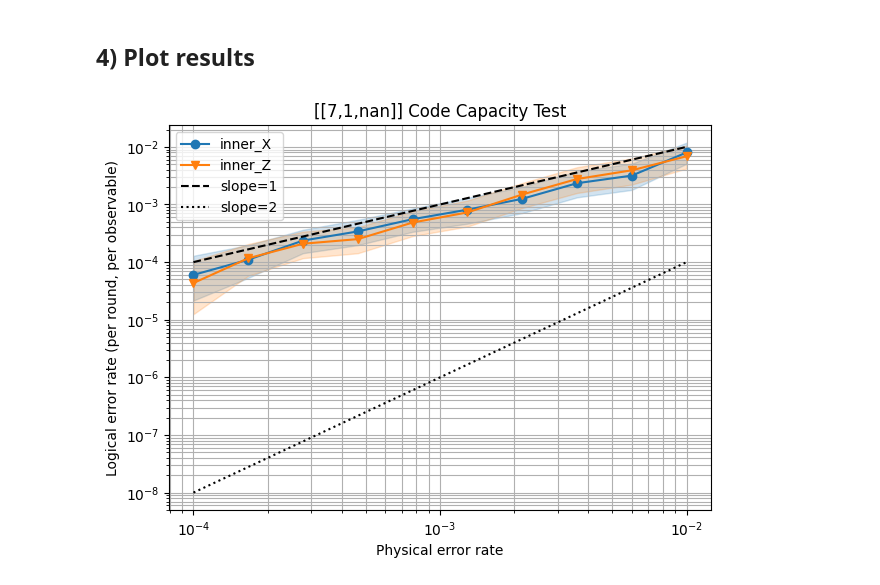
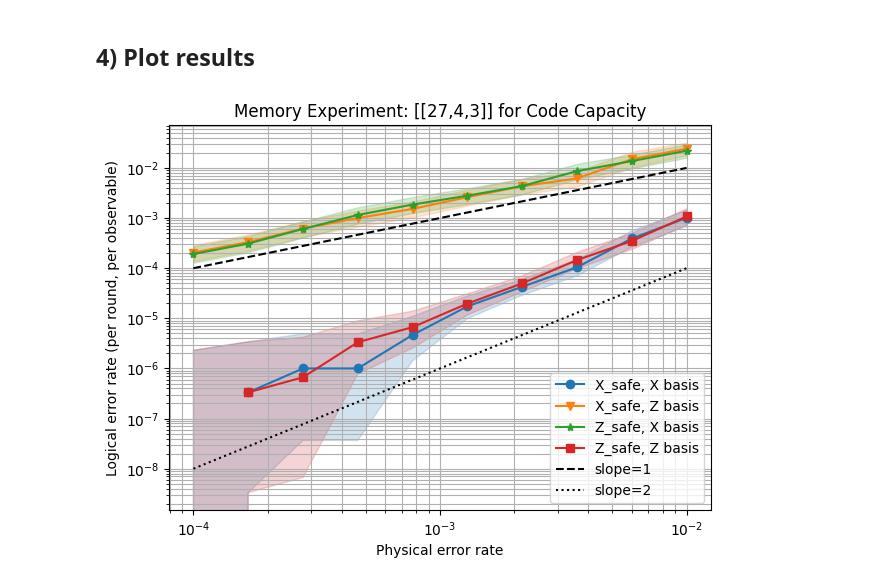
Before and after one commit to samafine1/simple_memory_experiment, a Jupyter notebook: inner_only_exp.ipynb, the cells around one changed output. Drawn from its saved outputs; the diff is of its cells as text; code cells hidden in the pictures.

```diff
--- a/inner_only_exp.ipynb
+++ b/inner_only_exp.ipynb
@@ -73,22 +92,32 @@ Inner:  qubits=10, detectors=12, obs=1
 # %% [markdown]
 ## 3) Simulation
 # %%
-from sinter_tld import tld
-from stimbposd import sinter_decoders
-
 ps = np.logspace(-4, -2, 10)
-inner_rounds = 3#int(code.D)
+inner_rounds = 3#int(code.D) # should equal code distance
 
 def generate_tasks(basis):
     for p in ps:
         p_data = float(p)
         p_meas = 0.0
+        yield sinter.Task(
+            circuit=build_memory_circuit(
+                X_safe_code, rounds=inner_rounds, p_data=p_data, p_meas=p_meas, basis=basis),
+            decoder='bposd',
+            json_metadata={"code":"X_safe", "basis": basis, "p": p_data,
+                           "rounds": inner_rounds, "n_data": int(X_safe_code.N),
+                           "k_in": int(X_safe_code.K)},
+        )
 
         yield sinter.Task(
             circuit=build_memory_circuit(
-                code, rounds=inner_rounds, p_data=p_data, p_meas=p_meas, basis=basis),
+                Z_safe_code, rounds=inner_rounds, p_data=p_data, p_meas=p_meas, basis=basis),
             decoder='bposd',
-            json_metadata={"code": "inner", "basis": basis, "p": p_data,
-                           "rounds": inner_rounds, "n_data": int(code.N),
-                           "k_in": int(code.K)},
+            json_metadata={"code":"Z_safe", "basis": basis, "p": p_data,
+                           "rounds": inner_rounds, "n_data": int(X_safe_code.N),
+                           "k_in": int(X_safe_code.K)},
         )
+# %%
+# napkin math to count num_shots needed to get 1 error given code distance and p_data
+count_shots_to_err = int((1/(min(ps)**(math.floor(code.D+1)/2)))/10) if type(code.D) is np.int64 else 1_000_000
+num_shots = 1_000_000
+count_shots_to_err
@@ -95,11 +126,10 @@ def generate_tasks(basis):
 # %%
 samples = []
 for basis in ["Z", "X"]:
-    pcm = code.hz if basis == "Z" else code.hx
     samples.extend(sinter.collect(
         num_workers=10,
-        max_shots=100_000,
-        max_errors=50,
+        max_shots=num_shots,
+        max_errors=100,
         tasks=generate_tasks(basis),
         decoders=['bposd'],
         custom_decoders=sinter_decoders(),
@@ -128,34 +140,33 @@ Starting 10 workers...
 # %%
 fig, ax = plt.subplots(figsize=(7, 5))
 
 # Add label to metadata for grouping
 for s in samples:
     md = s.json_metadata
-    md["label"] = f"{md['code']}_{md['basis']}"
-    # md["prob"] = md["p"]
+    md["label"] = f"{md['code']}, {md['basis']} basis"
 
 sinter.plot_error_rate(
     ax=ax,
     stats=samples,
     x_func=lambda stat: stat.json_metadata["p"],
     group_func=lambda stat: stat.json_metadata["label"],
     failure_units_per_shot_func=lambda stat: stat.json_metadata["rounds"],
     failure_values_func=lambda stat: stat.json_metadata["k_in"],
 )
 
 # --- Add break-even lines ---
 all_ps = sorted(set(s.json_metadata["p"] for s in samples))
 if all_ps:
     ps_line = np.array([min(all_ps), max(all_ps)])
     ax.plot(ps_line, ps_line, "k--", label="slope=1")
     ax.plot(ps_line, ps_line**2, "k:", label="slope=2")
 
 ax.set(xscale="log", yscale="log",
        xlabel="Physical error rate",
        ylabel="Logical error rate (per round, per observable)",
-       title=f"[[{code.N},{code.K},{code.D}]] Code Capacity Test")
+       title=f"Memory Experiment: [[{X_safe_code.N},{X_safe_code.K},{X_safe_code.D}]] for Code Capacity")
 ax.grid(True, which="both")
 ax.legend()
 plt.show()
 # %% [output]
-[figure, old version]
+[figure, new version]
```
Also changed, not shown: parts of 6 cells of this notebook, 1 other file.
